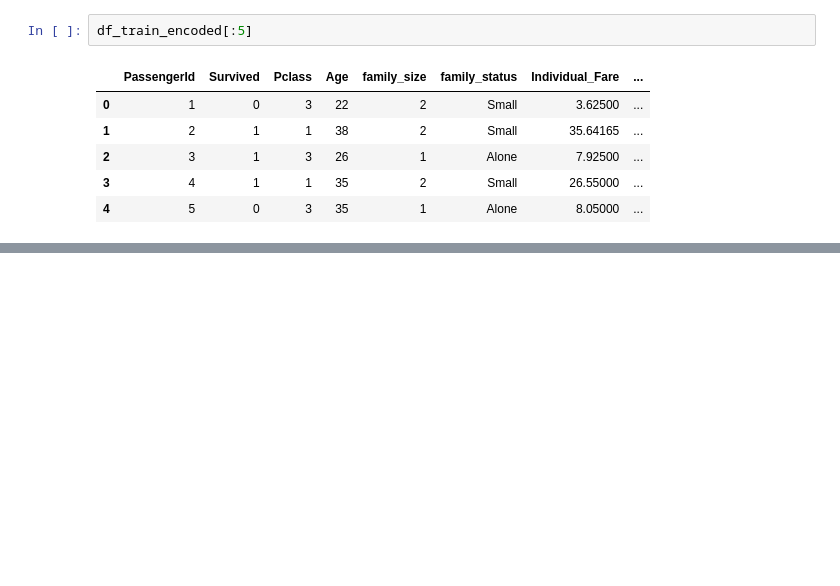
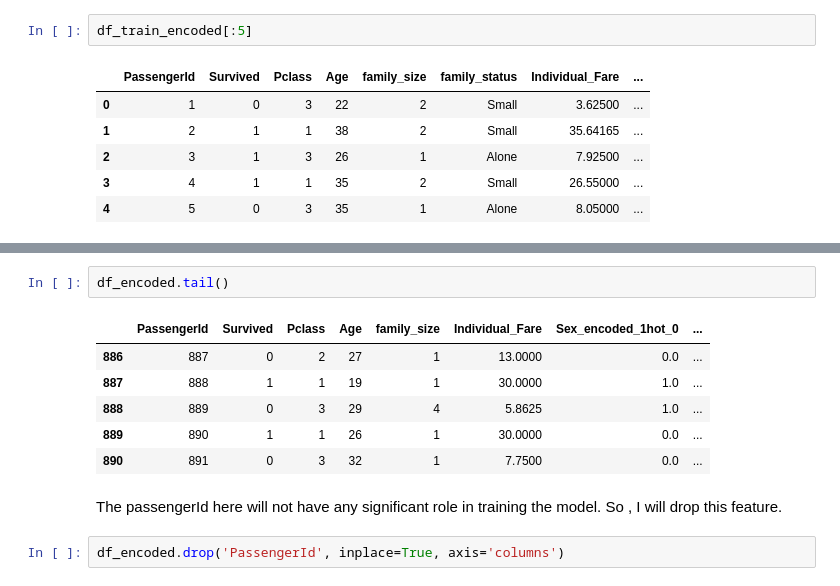
Before and after one commit to niteshpantha/titanic_data, a Jupyter notebook: titanic_analysis.ipynb, the cells around one changed output, grey strips where cells are left out. Saved outputs shown, nothing was run; the diff lists cells and outputs as text; blank space fills up the shorter version.

```diff
--- a/titanic_analysis.ipynb
+++ b/titanic_analysis.ipynb
@@ -947,0 +943,13 @@ plt.show()
+# %%
+df_encoded.tail()
+# %% [output]
+|  | PassengerId | Survived | Pclass | Age | family_size | Individual_Fare | Sex_encoded_1hot_0 | ... |
+| 886 | 887 | 0 | 2 | 27 | 1 | 13.0000 | 0.0 | ... |
+| 887 | 888 | 1 | 1 | 19 | 1 | 30.0000 | 1.0 | ... |
+| 888 | 889 | 0 | 3 | 29 | 4 | 5.8625 | 1.0 | ... |
+| 889 | 890 | 1 | 1 | 26 | 1 | 30.0000 | 0.0 | ... |
+| 890 | 891 | 0 | 3 | 32 | 1 | 7.7500 | 0.0 | ... |
+# %% [markdown]
+The passengerId here will not have any significant role in training the model. So , I will drop this feature.
+# %%
+df_encoded.drop('PassengerId', inplace=True, axis='columns')
```
Also changed, not shown: parts of 9 cells of this notebook.
